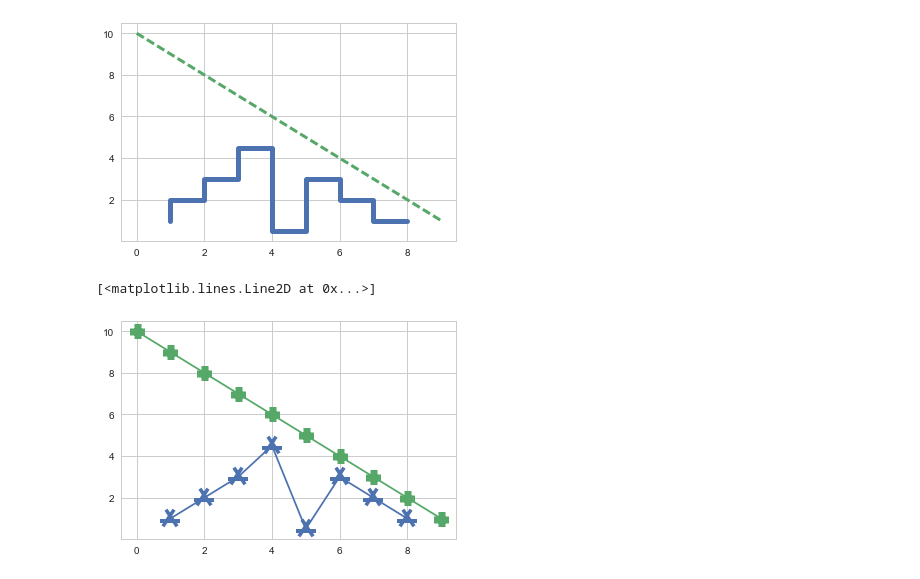
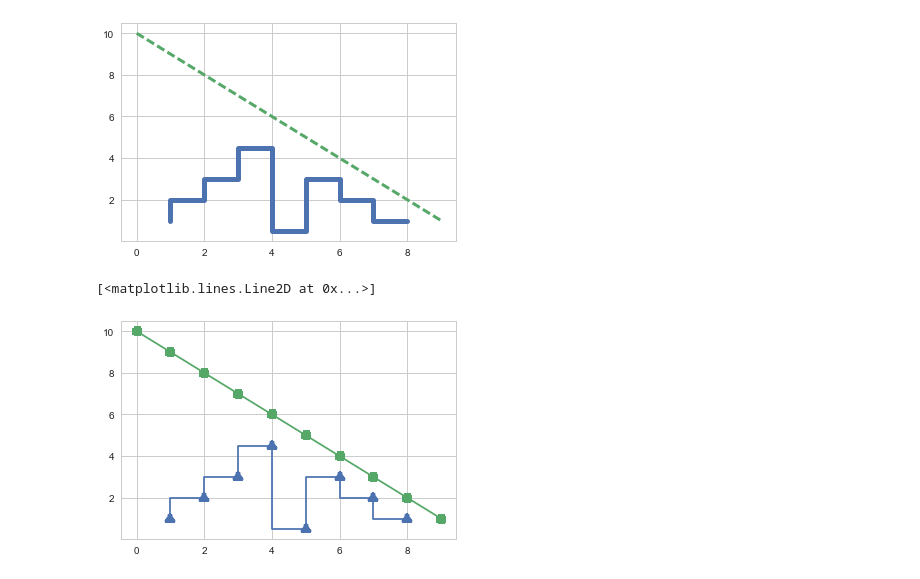
Before and after one commit to cskc97/DataSciencePython, a Jupyter notebook: Basics of Data Visualization/Plot Formatting.ipynb, the cells around one changed output. Drawn from its saved outputs; the diff is of its cells as text; code cells hidden in the pictures.

```diff
--- a/Basics of Data Visualization/Plot Formatting.ipynb
+++ b/Basics of Data Visualization/Plot Formatting.ipynb
@@ -141,8 +141,8 @@ plt.show()
 # %% [output]
 [figure]
 # %%
-plt.plot(x,y,marker='1',mew=20)
-plt.plot(x1,y1,marker='+',mew=15)
+plt.plot(x,y,ls='steps',marker='1',mew=10)
+plt.plot(x1,y1,marker='+',mew=10)
 # %% [output]
 [<matplotlib.lines.Line2D at 0x...>]
-[figure, old version]
+[figure, new version]
```
Also changed, not shown: 1 other file.
